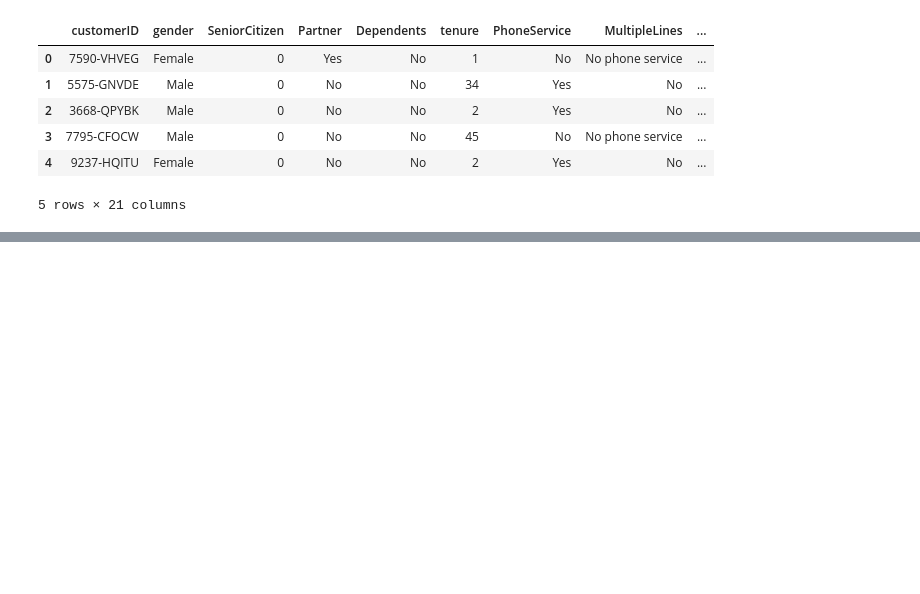
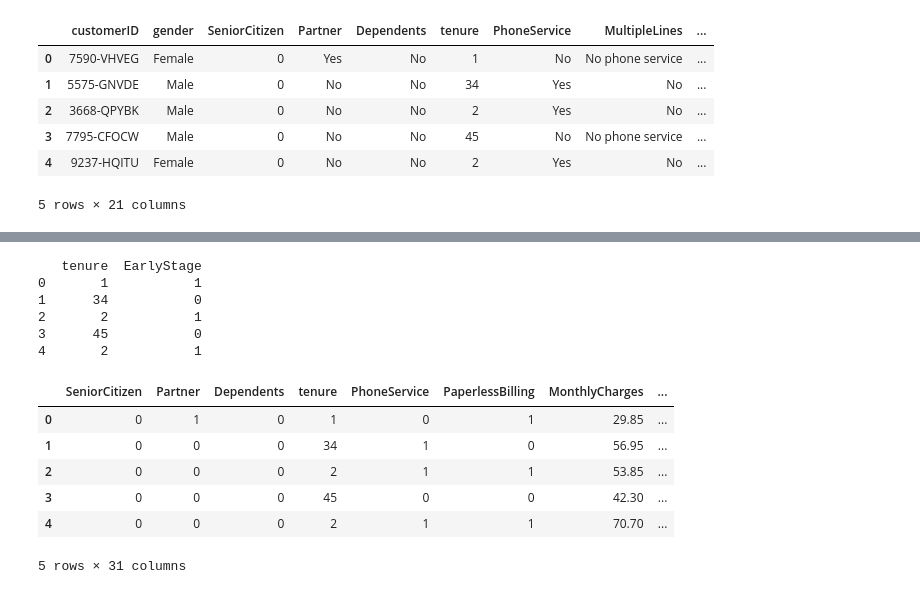
Before and after one commit to Averydo23/SSIM916-Problem-Set-1, a Jupyter notebook: data/02_Preprocessing.ipynb, the cells around one changed output, grey strips where cells are left out. Saved outputs shown, nothing was run; the diff lists cells and outputs as text; code cells hidden in the pictures; blank space fills up the shorter version.

```diff
--- a/data/02_Preprocessing.ipynb
+++ b/data/02_Preprocessing.ipynb
@@ -18,0 +150,22 @@ df.head()
+# %%
+df_encoded['EarlyStage'] = (df_encoded['tenure'] <= 20).astype(int)
+print(df_encoded[['tenure', 'EarlyStage']].head())
+# %% [output]
+   tenure  EarlyStage
+0       1           1
+1      34           0
+2       2           1
+3      45           0
+4       2           1
+# %%
+cols_to_drop = ['customerID', 'gender']
+df_final = df_encoded.drop(columns=cols_to_drop, errors='ignore')
+df_final.head()
+# %% [output]
+|  | SeniorCitizen | Partner | Dependents | tenure | PhoneService | PaperlessBilling | MonthlyCharges | ... |
+| 0 | 0 | 1 | 0 | 1 | 0 | 1 | 29.85 | ... |
+| 1 | 0 | 0 | 0 | 34 | 1 | 0 | 56.95 | ... |
+| 2 | 0 | 0 | 0 | 2 | 1 | 1 | 53.85 | ... |
+| 3 | 0 | 0 | 0 | 45 | 0 | 0 | 42.30 | ... |
+| 4 | 0 | 0 | 0 | 2 | 1 | 1 | 70.70 | ... |
+5 rows × 31 columns
```
Also changed, not shown: parts of 9 cells of this notebook, 4 other files.
